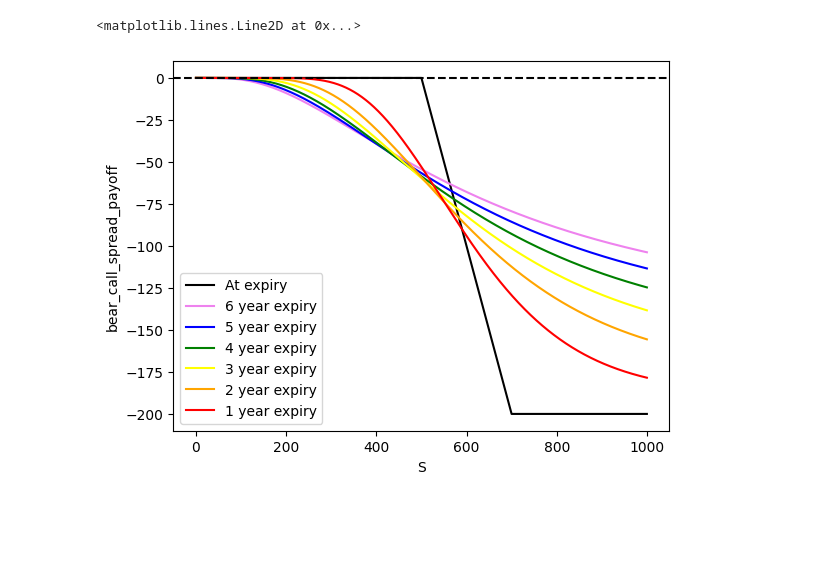
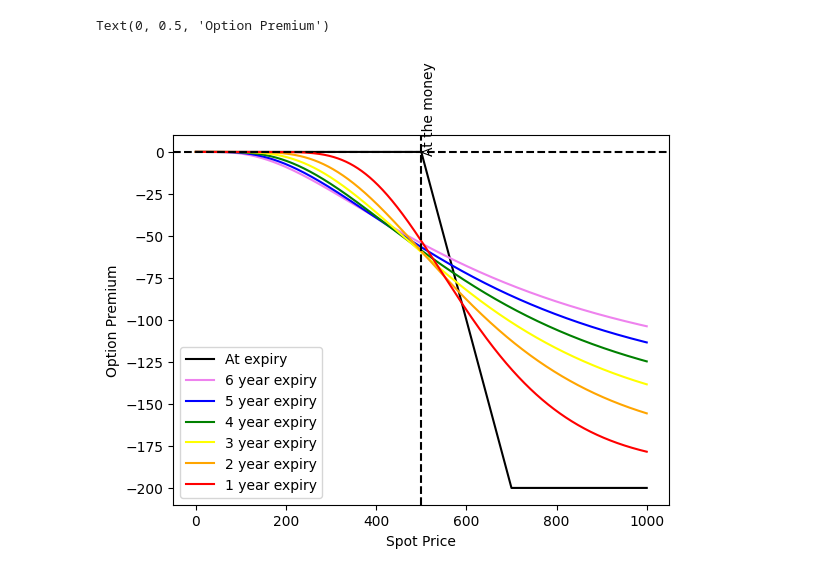
Before and after one commit to vkthakur90/AI_Applications, a Jupyter notebook: Black_Scholes_Call_Strategy.ipynb, the cells around one changed output. Cells and saved outputs as stored; diff of their text form; code cells hidden in the pictures; blank space fills up the shorter version.

```diff
--- a/Black_Scholes_Call_Strategy.ipynb
+++ b/Black_Scholes_Call_Strategy.ipynb
@@ -52,17 +67,41 @@ def bull_call_spread(time_to_expiry, volatility, roi, div_yield):
     black_scholes(data_df, "otm", 700, time_to_expiry, volatility, roi, div_yield)
     black_scholes(data_df, "deep_otm", 900, time_to_expiry, volatility, roi, div_yield)
 
-    data_df.eval('bull_call_spread_payoff = itm_call_payoff - atm_call_payoff', inplace = True)
-    data_df.eval('bull_call_spread_premium = itm_call_premium - atm_call_premium', inplace = True)
+    for suffix in ['payoff', 'premium']:
+        data_df.eval(f'bull_call_spread_{suffix} = itm_call_{suffix} - atm_call_{suffix}', inplace = True)
 
-    data_df.eval('bear_call_spread_payoff =  otm_call_payoff - atm_call_payoff', inplace = True)
-    data_df.eval('bear_call_spread_premium =  otm_call_premium - atm_call_premium', inplace = True)
+    for suffix in ['payoff', 'premium']:
+        data_df.eval(f'bear_call_spread_{suffix} = otm_call_{suffix} - atm_call_{suffix}', inplace = True)
 
-    data_df.eval('call_butterfly_payoff = itm_call_payoff - 2 * atm_call_payoff + otm_call_payoff', inplace = True)
-    data_df.eval('call_butterfly_premium = itm_call_premium - 2 * atm_call_premium + otm_call_premium', inplace = True)
+    for suffix in ['payoff', 'premium']:
+        data_df.eval(f'deep_bull_call_spread_{suffix} = deep_itm_call_{suffix} - itm_call_{suffix}', inplace = True)
 
-    data_df.eval('call_condor_payoff = deep_itm_call_payoff - itm_call_payoff - otm_call_payoff + deep_otm_call_payoff', inplace = True)
-    data_df.eval('call_condor_premium = deep_itm_call_premium - itm_call_premium - otm_call_premium + deep_otm_call_premium', inplace = True)
+    for suffix in ['payoff', 'premium']:
+        data_df.eval(f'deep_bear_call_spread_{suffix} = deep_otm_call_{suffix} - otm_call_{suffix}', inplace = True)
+
+    for suffix in ['payoff', 'premium']:
+        data_df.eval(f'bear_put_spread_{suffix} = itm_put_{suffix} - atm_put_{suffix}', inplace = True)
+
+    for suffix in ['payoff', 'premium']:
+        data_df.eval(f'bull_put_spread_{suffix} = otm_put_{suffix} - atm_put_{suffix}', inplace = True)
+
+    for suffix in ['payoff', 'premium']:
+        data_df.eval(f'deep_bear_put_spread_{suffix} = deep_itm_put_{suffix} - itm_put_{suffix}', inplace = True)
+
+    for suffix in ['payoff', 'premium']:
+        data_df.eval(f'deep_bull_put_spread_{suffix} = deep_otm_put_{suffix} - otm_put_{suffix}', inplace = True)
+
+    for suffix in ['payoff', 'premium']:
+        data_df.eval(f'call_butterfly_{suffix} = bull_call_spread_{suffix} + bear_call_spread_{suffix}', inplace = True)
+
+    for suffix in ['payoff', 'premium']:
+        data_df.eval(f'call_condor_{suffix} = deep_bull_call_spread_{suffix} + deep_bear_call_spread_{suffix}', inplace = True)
+
+    for suffix in ['payoff', 'premium']:
+        data_df.eval(f'put_butterfly_{suffix} = bull_put_spread_{suffix} + bear_put_spread_{suffix}', inplace = True)
+
+    for suffix in ['payoff', 'premium']:
+        data_df.eval(f'put_condor_{suffix} = deep_bull_put_spread_{suffix} + deep_bear_put_spread_{suffix}', inplace = True)
 
     return data_df
 # %%
@@ -87,12 +146,16 @@ plt.axhline(0, linestyle = '--', color = 'black')
 # %%
 sns.lineplot(x = 'S', y = 'bear_call_spread_payoff', data = spread_1_df, color = 'black', label = 'At expiry')
 sns.lineplot(x = 'S', y = 'bear_call_spread_premium', data = spread_1_df, color = 'violet', label = '6 year expiry')
 sns.lineplot(x = 'S', y = 'bear_call_spread_premium', data = spread_2_df, color = 'blue', label = '5 year expiry')
 sns.lineplot(x = 'S', y = 'bear_call_spread_premium', data = spread_3_df, color = 'green', label = '4 year expiry')
 sns.lineplot(x = 'S', y = 'bear_call_spread_premium', data = spread_4_df, color = 'yellow', label = '3 year expiry')
 sns.lineplot(x = 'S', y = 'bear_call_spread_premium', data = spread_5_df, color = 'orange', label = '2 year expiry')
 sns.lineplot(x = 'S', y = 'bear_call_spread_premium', data = spread_6_df, color = 'red', label = '1 year expiry')
 plt.axhline(0, linestyle = '--', color = 'black')
+plt.axvline(500, ymin = 0, ymax = 1, linestyle = '--', color = 'black')
+plt.text(500 + 0.5, 0, 'At the money',rotation=90)
+plt.xlabel('Spot Price')
+plt.ylabel('Option Premium')
 # %% [output]
-<matplotlib.lines.Line2D at 0x...>
+Text(0, 0.5, 'Option Premium')
-[figure, old version]
+[figure, new version]
```
Also changed, not shown: parts of 6 cells of this notebook.
